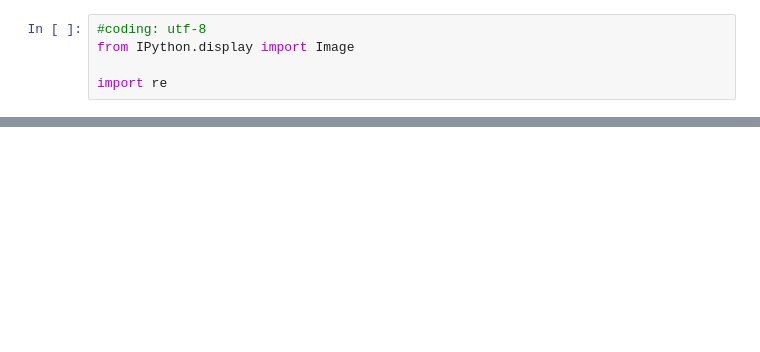
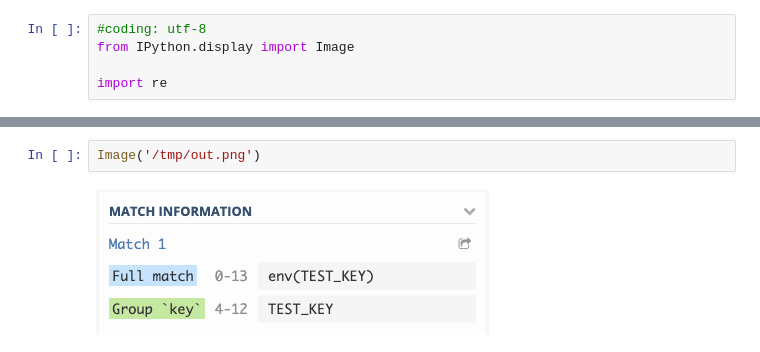
Before and after one commit to jdev-ae/python-remote-workspace, a Jupyter notebook: notebooks/regx_tests.ipynb, the cells around one changed output, grey strips where cells are left out. Cells and saved outputs as stored; diff of their text form; blank space fills up the shorter version.

```diff
--- a/notebooks/regx_tests.ipynb
+++ b/notebooks/regx_tests.ipynb
@@ -68,0 +86,4 @@ None
+# %%
+Image('/tmp/out.png')
+# %% [output]
+[figure, added]
```
Also changed, not shown: parts of 29 cells of this notebook, 1 other file.
